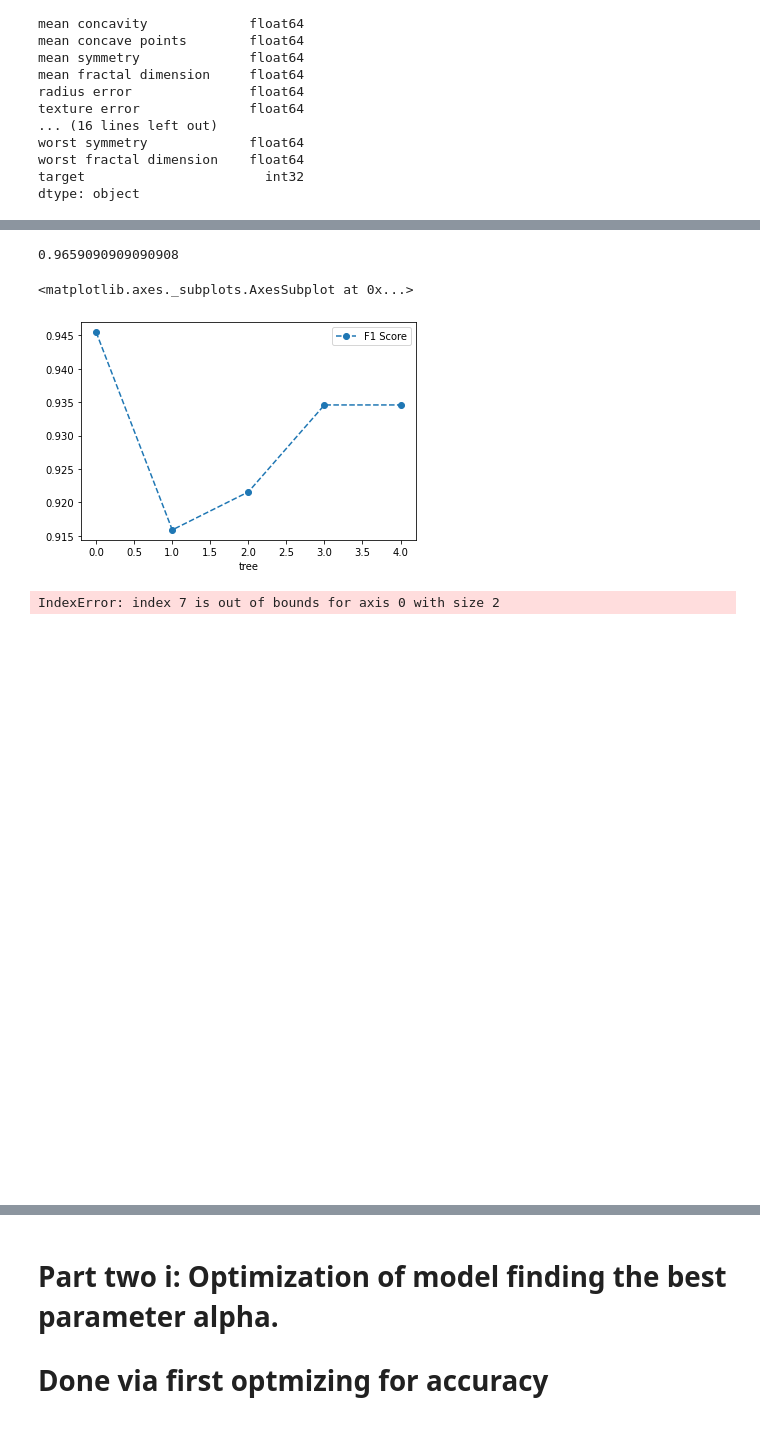
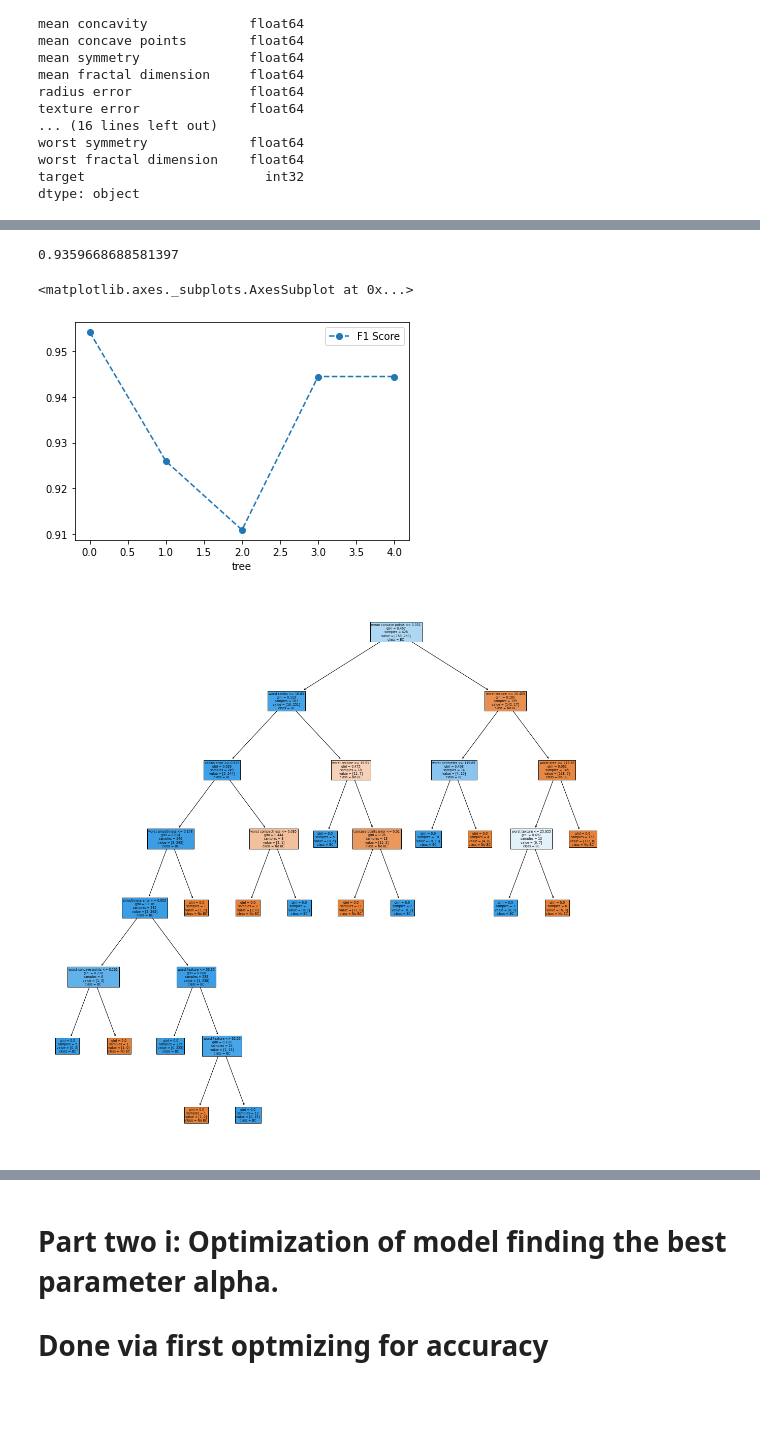
Before and after one commit to swk2020/Breast_Cancer_Detection, a Jupyter notebook: BREAST CANCER DETECTION DTC_CCP.ipynb, the cells around one changed output, grey strips where cells are left out. Saved outputs shown, nothing was run; the diff lists cells and outputs as text; code cells hidden in the pictures.

```diff
--- a/BREAST CANCER DETECTION DTC_CCP.ipynb
+++ b/BREAST CANCER DETECTION DTC_CCP.ipynb
@@ -138,37 +193,25 @@ There was actually 54 NO Flood Observations
-# %%
-def f1_score(clf_dt, X_test, y_test):
-    y_test_pred = clf_dt.predict(X_test)
-    CM = metrics.confusion_matrix(y_true = y_test, y_pred = y_test_pred)
-    TN = CM[0][0]
-    FN = CM[1][0]
-    TP = CM[1][1]
-    FP = CM[0][1]
-    PPV = TP/(TP+FP)
-    TPR = TP/(TP+FN)
-    F1 = 2 * ((PPV*TPR)/(PPV+TPR))
-    return F1
-
-f1_score(clf_dt, X_test, y_test)
-# %% [output]
-0.9659090909090908
+# %%
+# The average F1-Score of this model over 5 fold validation is
+scores = cross_val_score(clf_dt, X_train, y_train, scoring="f1", cv = 5)
+scores.mean()
+# %% [output]
+0.9359668688581397
 # %%
 # Check how much of a fluke this f1 score is by doing 5 fold cross validation
-scores = cross_val_score(clf_dt, X_train, y_train, scoring="f1" , cv = 5)
-df = pd.DataFrame(data = {'tree': range(5), 'F1 Score': scores})
-df.plot(x = 'tree', y= 'F1 Score', marker = 'o', ls ='--')
+df_f1_CV = pd.DataFrame(data = {'tree': range(5), 'F1 Score': scores})
+df_f1_CV.plot(x = 'tree', y= 'F1 Score', marker = 'o', ls ='--')
 # %% [output]
 <matplotlib.axes._subplots.AxesSubplot at 0x...>
-[figure, old version]
+[figure, new version]
 # %%
 # Now we will viualise the decision tree where I think all terminal leaf nodes should be pure.
 
 from sklearn import tree
 plt.figure(figsize=(20,20))
 features = df.columns
-classes = ['Flood','No Flood'] # How to know the order.
-tree.plot_tree(clf_dt,feature_names=features,class_names=classes,filled=True)
+classes = ['No BC','BC']
+tree.plot_tree(clf_dt  , feature_names=features  ,  class_names=classes  ,  filled=True)
 plt.show()
 # %% [output]
-IndexError: index 7 is out of bounds for axis 0 with size 2
-[figure, old version]
+[figure, new version]
 # %% [markdown]
```
Also changed, not shown: parts of 51 cells of this notebook.
